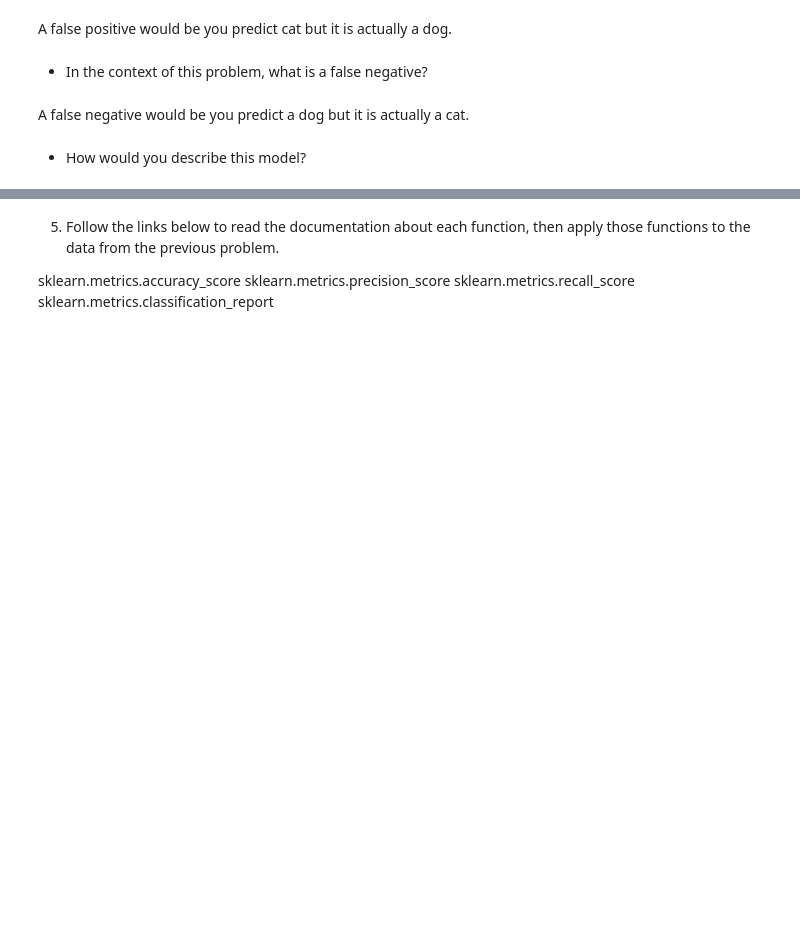
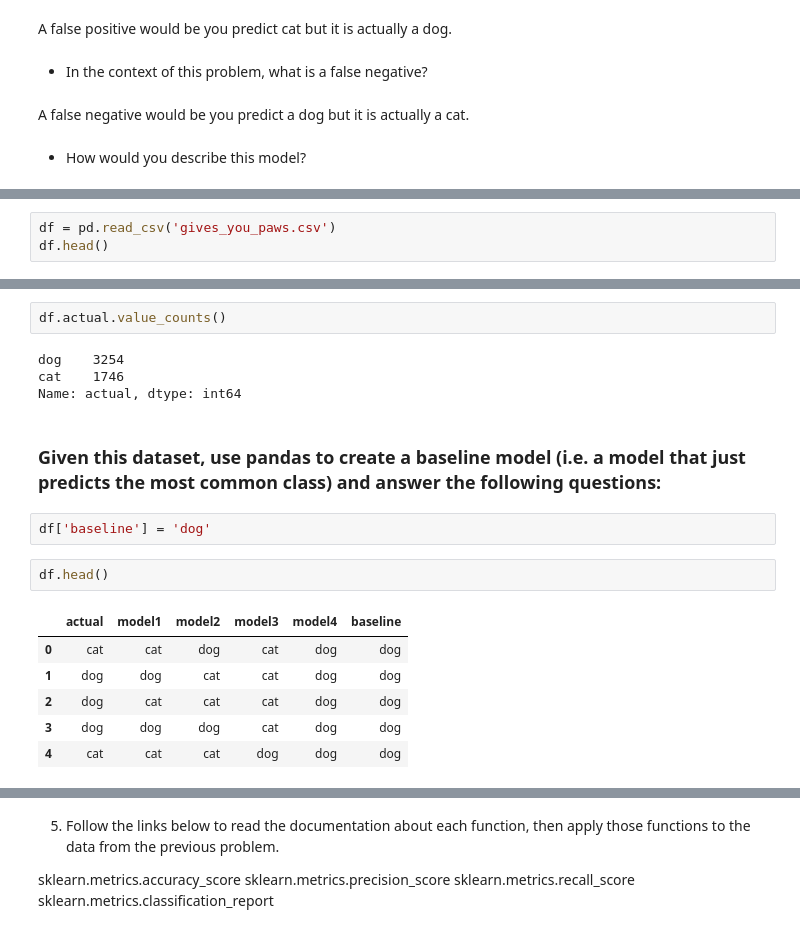
Before and after one commit to rachelrobbinsmayhill/classification-exercises, a Jupyter notebook: model_evaluation.ipynb, the cells around one changed output, grey strips where cells are left out. Drawn from its saved outputs; the diff is of its cells as text; blank space fills up the shorter version.

```diff
--- a/model_evaluation.ipynb
+++ b/model_evaluation.ipynb
@@ -66,0 +310,3 @@ Given this dataset, use pandas to create a baseline model (i.e. a model that jus
+# %%
+df = pd.read_csv('gives_you_paws.csv')
+df.head()
@@ -66,0 +328,19 @@ Given this dataset, use pandas to create a baseline model (i.e. a model that jus
+# %%
+df.actual.value_counts()
+# %% [output]
+dog    3254
+cat    1746
+Name: actual, dtype: int64
+# %% [markdown]
+### Given this dataset, use pandas to create a baseline model (i.e. a model that just predicts the most common class) and answer the following questions:
+# %%
+df['baseline'] = 'dog'
+# %%
+df.head()
+# %% [output]
+|  | actual | model1 | model2 | model3 | model4 | baseline |
+| 0 | cat | cat | dog | cat | dog | dog |
+| 1 | dog | dog | cat | cat | dog | dog |
+| 2 | dog | cat | cat | cat | dog | dog |
+| 3 | dog | dog | dog | cat | dog | dog |
+| 4 | cat | cat | cat | dog | dog | dog |
```
Also changed, not shown: parts of 46 cells of this notebook.
